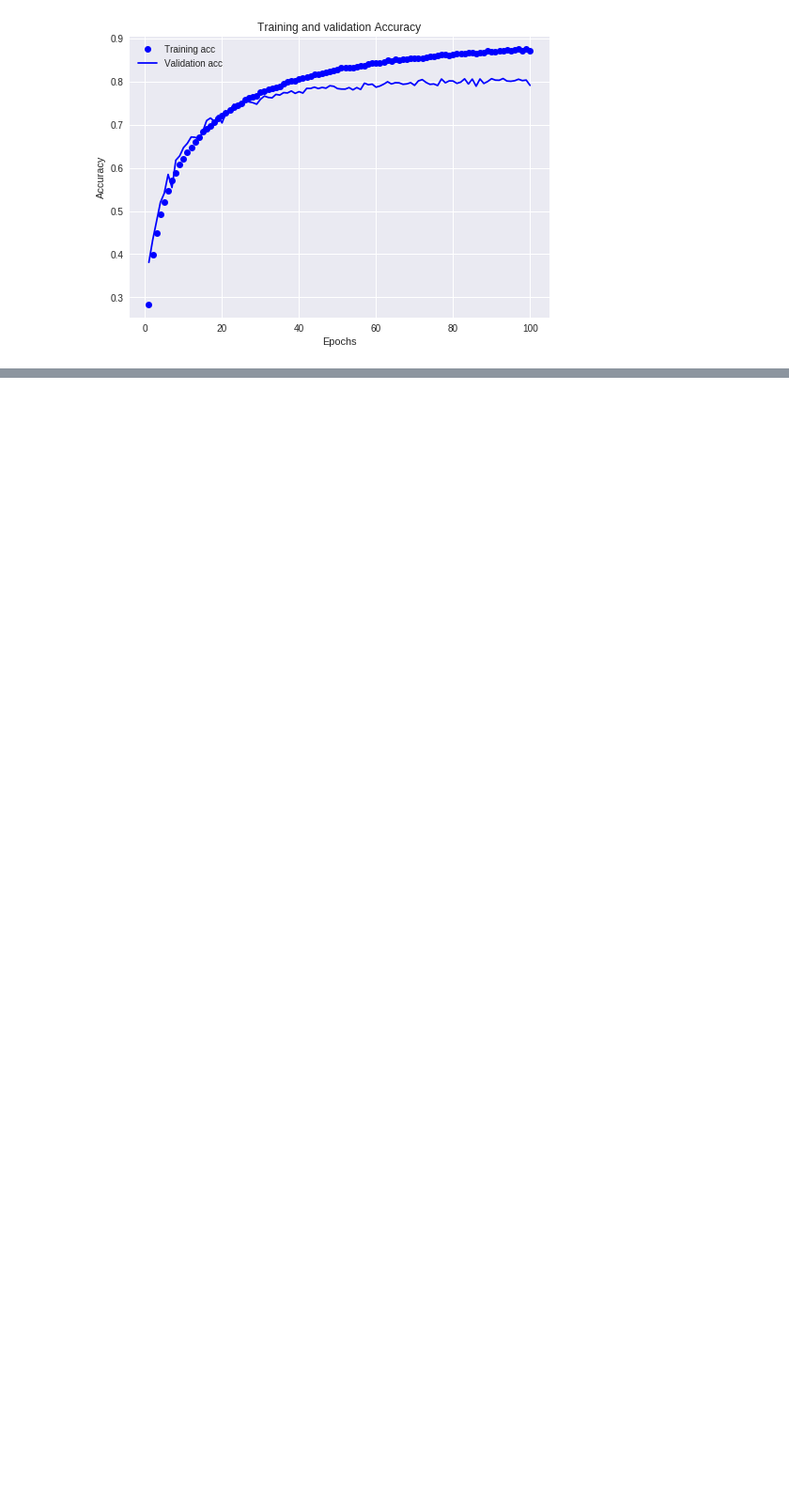
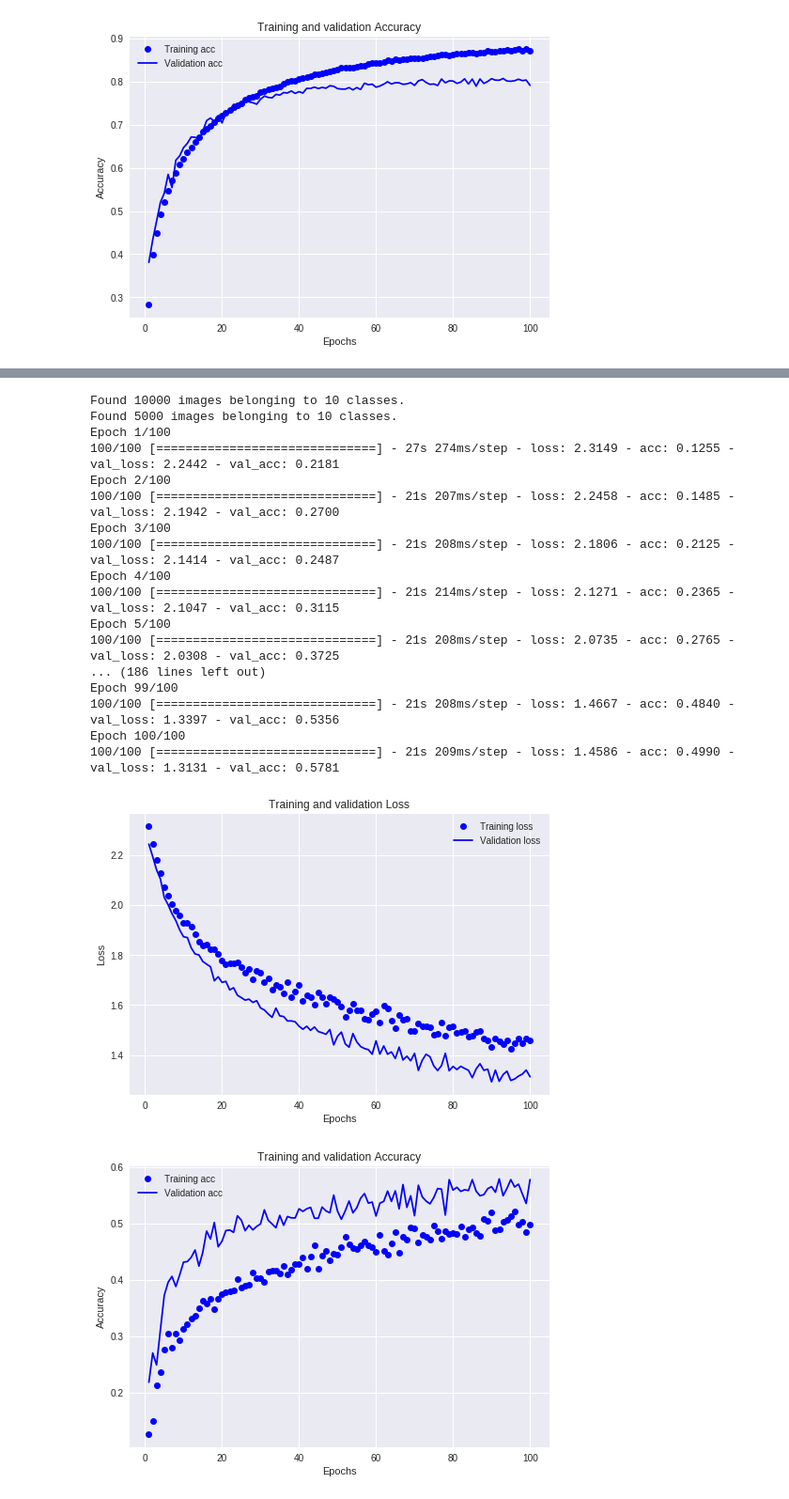
Before and after one commit to ardalanebrahimi/EDU, a Jupyter notebook: Untitled0.ipynb, the cells around one changed output, grey strips where cells are left out. Shown: that part at 94% size. Drawn from its saved outputs; the diff is of its cells as text; code cells hidden in the pictures; blank space fills up the shorter version.

```diff
--- a/Untitled0.ipynb
+++ b/Untitled0.ipynb
@@ -304,0 +337,50 @@ AttributeError: ignored
+# %%
+from keras.applications import VGG16
+
+conv_base = VGG16(weights='imagenet',
+                  include_top=False,
+                  input_shape=(150,150,3))
+conv_base.trainable = False
+model = models.Sequential()
+model.add(conv_base)
+model.add(layers.Flatten())
+model.add(layers.Dense(256,activation='relu'))
+model.add(layers.Dropout(0.5))
+model.add(layers.Dense(10,activation='sigmoid'))
+
+train_datagen = ImageDataGenerator(
+    rescale = 1./255,
+    rotation_range=40,
+    width_shift_range=0.2,
+    height_shift_range=0.2,
+    shear_range=0.2,
+    zoom_range=0.2,
+    horizontal_flip=True,
+    fill_mode='nearest')
+
+model.compile(optimizer=optimizers.RMSprop(lr=2e-5),
+              loss='categorical_crossentropy',
+              metrics=['acc'])
+
+history = fit_model_gen(model,train_datagen,32,100)
+train_val_res(history)
+# %% [output]
+Found 10000 images belonging to 10 classes.
+Found 5000 images belonging to 10 classes.
+Epoch 1/100
+100/100 [==============================] - 27s 274ms/step - loss: 2.3149 - acc: 0.1255 - val_loss: 2.2442 - val_acc: 0.2181
+Epoch 2/100
+100/100 [==============================] - 21s 207ms/step - loss: 2.2458 - acc: 0.1485 - val_loss: 2.1942 - val_acc: 0.2700
+Epoch 3/100
+100/100 [==============================] - 21s 208ms/step - loss: 2.1806 - acc: 0.2125 - val_loss: 2.1414 - val_acc: 0.2487
+Epoch 4/100
+100/100 [==============================] - 21s 214ms/step - loss: 2.1271 - acc: 0.2365 - val_loss: 2.1047 - val_acc: 0.3115
+Epoch 5/100
+100/100 [==============================] - 21s 208ms/step - loss: 2.0735 - acc: 0.2765 - val_loss: 2.0308 - val_acc: 0.3725
+... (186 lines left out)
+Epoch 99/100
+100/100 [==============================] - 21s 208ms/step - loss: 1.4667 - acc: 0.4840 - val_loss: 1.3397 - val_acc: 0.5356
+Epoch 100/100
+100/100 [==============================] - 21s 209ms/step - loss: 1.4586 - acc: 0.4990 - val_loss: 1.3131 - val_acc: 0.5781
+[figure, added]
+[figure, added]
```
Also changed, not shown: parts of 3 cells of this notebook.
